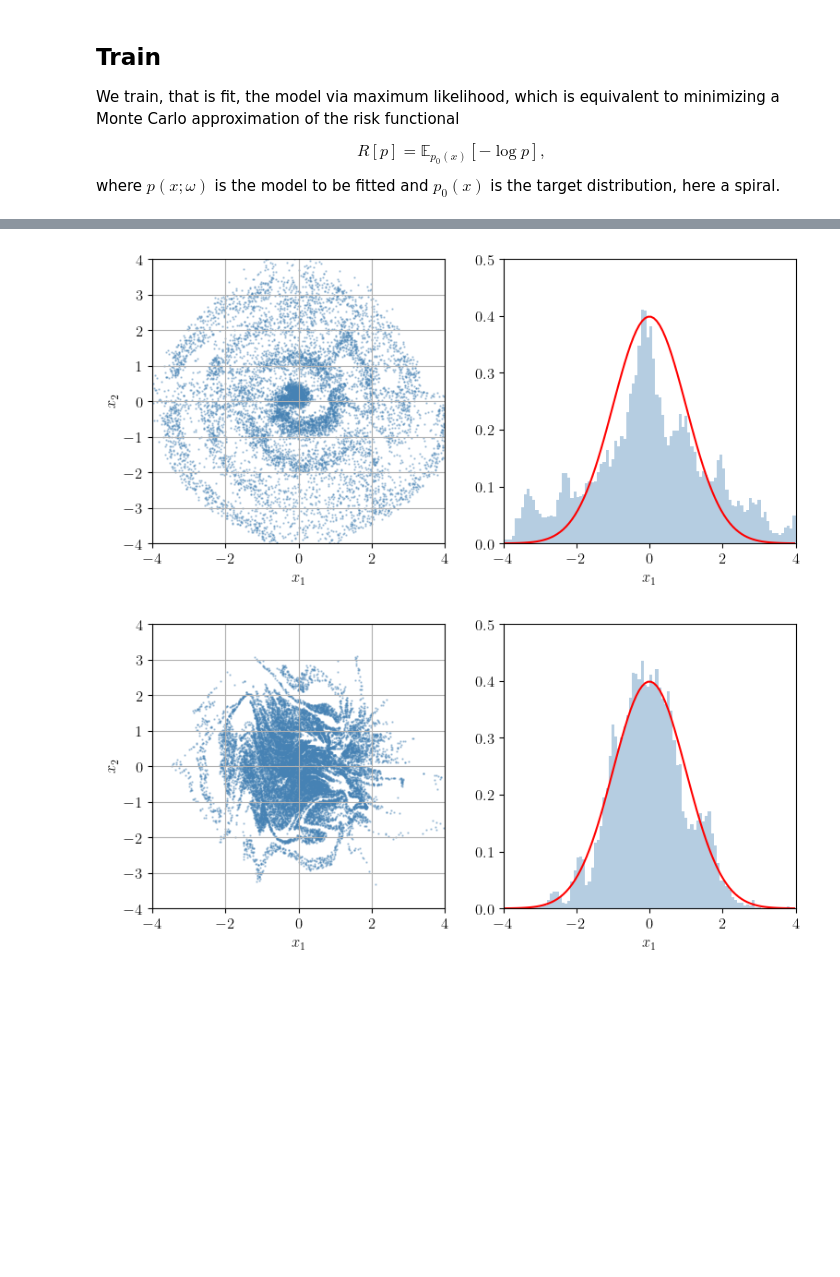
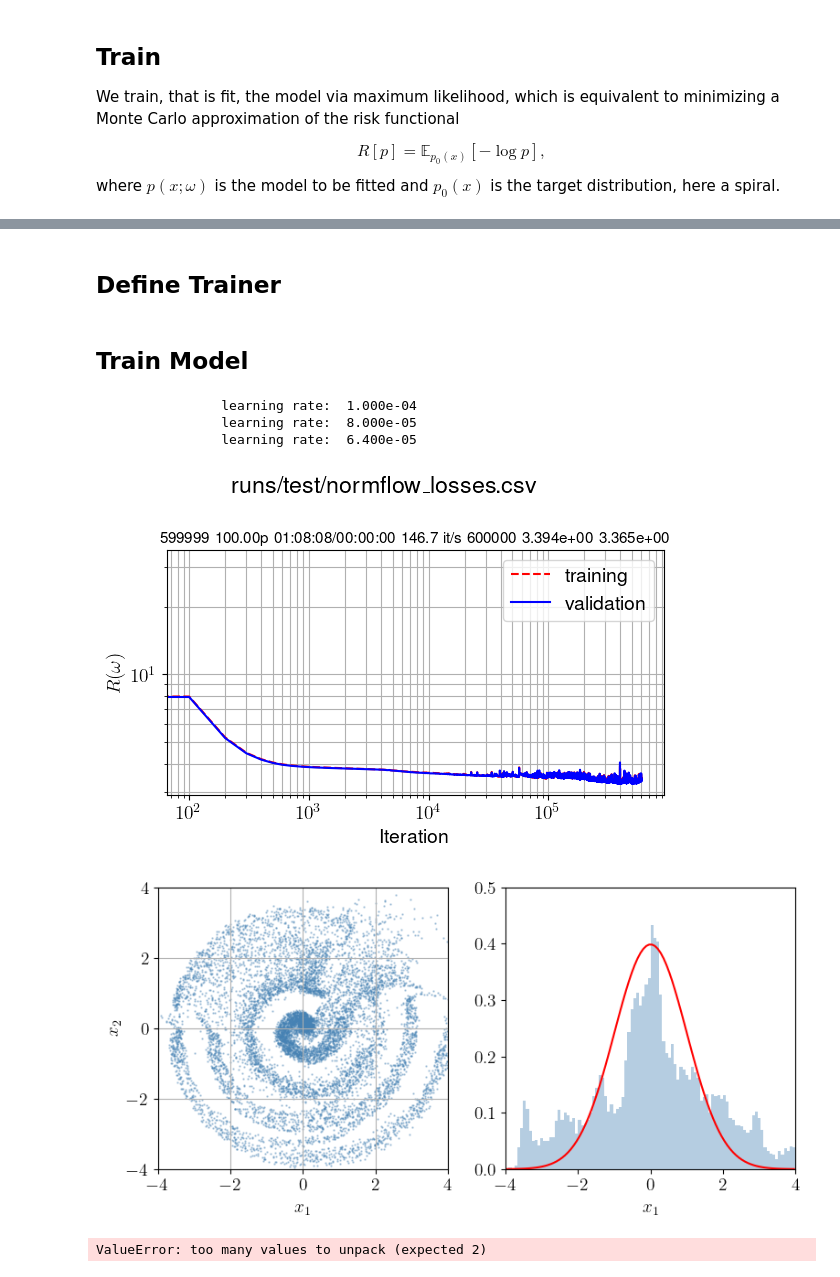
Before and after one commit to hbprosper/mlinphysics, a Jupyter notebook: Labs/08.NFlow_DModel/code/tutorial_normflow.ipynb, the cells around one changed output, grey strips where cells are left out. Cells and saved outputs as stored; diff of their text form; code cells hidden in the pictures; blank space fills up the shorter version.

```diff
--- a/Labs/08.NFlow_DModel/code/tutorial_normflow.ipynb
+++ b/Labs/08.NFlow_DModel/code/tutorial_normflow.ipynb
@@ -233,0 +320,14 @@ train_X.shape, valid_X.shape, test_X.shape
+# %%
+print('train data loader')
+train_loader = dat.DataLoader(train_data,
+                              batch_size=config('batch_size'),
+                              num_iterations=config('n_iterations'))
+
+print('train data loader for validation')
+train_loader_val = dat.DataLoader(train_data_val, batch_size=len(train_data_val))
+
+print('validation data loader')
+val_loader = dat.DataLoader(val_data, batch_size=len(val_data))
+
+print('test data loader')
+test_loader = dat.DataLoader(test_data, batch_size=len(test_data))
@@ -653,0 +557,24 @@ if TRAIN:
+# %%
+importlib.reload(mlp)
+
+d = 2
+N = 7
+n_width = 16
+
+model = NormFlow(d, N, n_width).to(DEVICE)
+print(model)
+print('number of parameters:', mlp.number_of_parameters(model))
+print()
+
+optimizer = torch.optim.Adam(model.parameters(), lr=config('base_lr'))
+
+scheduler = mlp.get_steplr_scheduler(optimizer, config)
+
+class NFObjective(mlp.Objective):
+    def __init__(self, model):
+        super().__init__(model, None)
+
+    def forward(self, x):
+        return -self.model.log_prob(x).mean()
+
+objective = NFObjective(model).to(DEVICE)
@@ -653,0 +599,2 @@ if TRAIN:
+# %% [markdown]
+## Define Trainer
@@ -654,14 +673,33 @@ if TRAIN:
+# %% [markdown]
+## Train Model
+# %%
+TRAIN = True
+
+if TRAIN:
+    train(objective, optimizer, scheduler,
+          train_loader, train_loader_val, val_loader,
+          config)
+
+    monitor = mon.Monitor(config('file/losses'))
+    monitor.plot()
+# %% [output]
+                learning rate:  1.000e-04
+                learning rate:  8.000e-05
+                learning rate:  6.400e-05
+[figure, added]
 # %%
-model.load(dictfile)
+model.load(config('file/params'))
 
 K = 10000
 y = model.sample(K)
 
 x = model.inverse(y).detach().cpu().numpy()
 plot_data(x, filename='normal2spiral.png')
 
-Y = model(test_X).detach().cpu().numpy()
+test_X = next(iter(test_loader))
+Y, _ = model(test_X)
+Y = Y.detach().cpu().numpy()
 plot_data(Y, filename='spiral2normal.png')
 # %% [output]
-[figure, old version]
+[figure, new version]
-[figure, removed]
+ValueError: too many values to unpack (expected 2)
```
Also changed, not shown: parts of 29 cells of this notebook, 12 other files.
